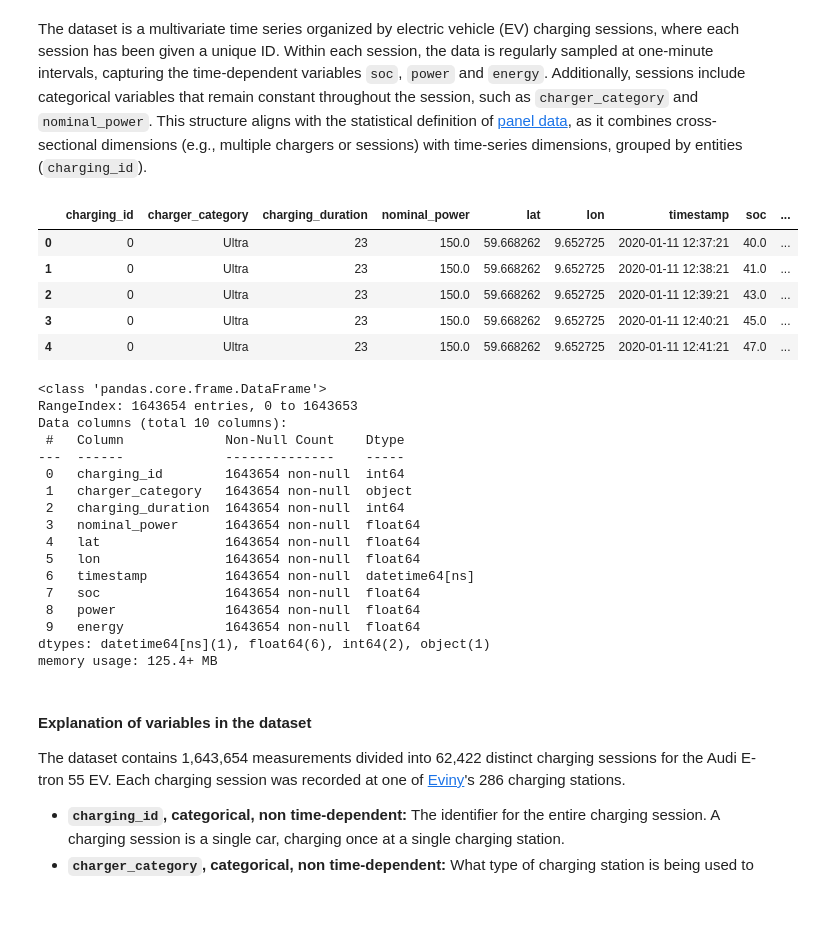
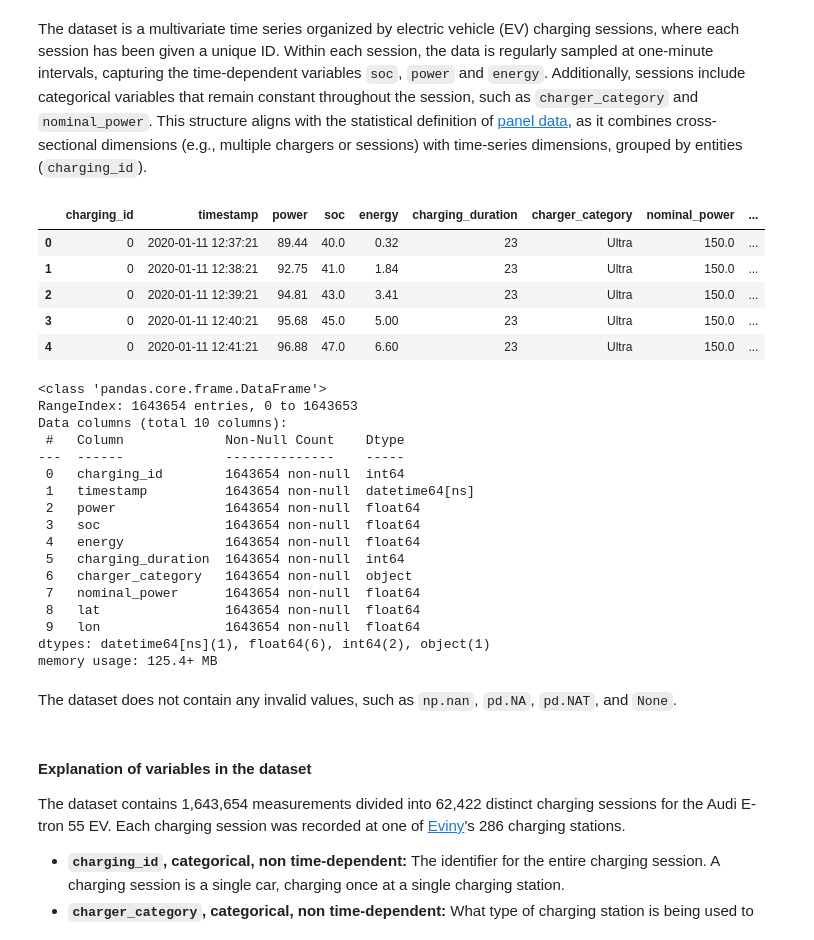
Before and after one commit to SebastianRokholt/Machine-Teaching-for-XAI--TimeSeries-Models, a Jupyter notebook: Notebooks/01__Data_Wrangling_&_FE.ipynb, the cells around one changed output. Drawn from its saved outputs; the diff is of its cells as text; code cells hidden in the pictures; blank space fills up the shorter version.

```diff
--- a/Notebooks/01__Data_Wrangling_&_FE.ipynb
+++ b/Notebooks/01__Data_Wrangling_&_FE.ipynb
@@ -32,14 +33,17 @@ The dataset is a multivariate time series organized by electric vehicle (EV) cha
 # %%
 # Loads the raw dataset
 df = pd.read_parquet("../Data/etron55-charging-sessions-raw-nov-24.parquet")
+all_columns = ["charging_id", "timestamp", "power", "soc", "energy",\
+               "charging_duration", "charger_category", "nominal_power", "lat", "lon"]
+df = df[all_columns]
 df.head()
 # %% [output]
-|  | charging_id | charger_category | charging_duration | nominal_power | lat | lon | timestamp | soc | ... |
-| 0 | 0 | Ultra | 23 | 150.0 | 59.668262 | 9.652725 | 2020-01-11 12:37:21 | 40.0 | ... |
-| 1 | 0 | Ultra | 23 | 150.0 | 59.668262 | 9.652725 | 2020-01-11 12:38:21 | 41.0 | ... |
-| 2 | 0 | Ultra | 23 | 150.0 | 59.668262 | 9.652725 | 2020-01-11 12:39:21 | 43.0 | ... |
-| 3 | 0 | Ultra | 23 | 150.0 | 59.668262 | 9.652725 | 2020-01-11 12:40:21 | 45.0 | ... |
-| 4 | 0 | Ultra | 23 | 150.0 | 59.668262 | 9.652725 | 2020-01-11 12:41:21 | 47.0 | ... |
+|  | charging_id | timestamp | power | soc | energy | charging_duration | charger_category | nominal_power | ... |
+| 0 | 0 | 2020-01-11 12:37:21 | 89.44 | 40.0 | 0.32 | 23 | Ultra | 150.0 | ... |
+| 1 | 0 | 2020-01-11 12:38:21 | 92.75 | 41.0 | 1.84 | 23 | Ultra | 150.0 | ... |
+| 2 | 0 | 2020-01-11 12:39:21 | 94.81 | 43.0 | 3.41 | 23 | Ultra | 150.0 | ... |
+| 3 | 0 | 2020-01-11 12:40:21 | 95.68 | 45.0 | 5.00 | 23 | Ultra | 150.0 | ... |
+| 4 | 0 | 2020-01-11 12:41:21 | 96.88 | 47.0 | 6.60 | 23 | Ultra | 150.0 | ... |
 # %%
 # Displays the dataset's size, columns, number of missing values and data types
 df.info()
@@ -50,17 +54,19 @@ Data columns (total 10 columns):
  #   Column             Non-Null Count    Dtype
 ---  ------             --------------    -----
  0   charging_id        1643654 non-null  int64
- 1   charger_category   1643654 non-null  object
- 2   charging_duration  1643654 non-null  int64
- 3   nominal_power      1643654 non-null  float64
- 4   lat                1643654 non-null  float64
- 5   lon                1643654 non-null  float64
- 6   timestamp          1643654 non-null  datetime64[ns]
- 7   soc                1643654 non-null  float64
- 8   power              1643654 non-null  float64
- 9   energy             1643654 non-null  float64
+ 1   timestamp          1643654 non-null  datetime64[ns]
+ 2   power              1643654 non-null  float64
+ 3   soc                1643654 non-null  float64
+ 4   energy             1643654 non-null  float64
+ 5   charging_duration  1643654 non-null  int64
+ 6   charger_category   1643654 non-null  object
+ 7   nominal_power      1643654 non-null  float64
+ 8   lat                1643654 non-null  float64
+ 9   lon                1643654 non-null  float64
 dtypes: datetime64[ns](1), float64(6), int64(2), object(1)
 memory usage: 125.4+ MB
+# %% [markdown]
+The dataset does not contain any invalid values, such as `np.nan`, `pd.NA`, `pd.NAT`, and `None`.
 # %% [markdown]
 #### Explanation of variables in the dataset
 The dataset contains 1,643,654 measurements divided into 62,422 distinct charging sessions </br>for the Audi E-tron 55 EV. Each charging session was recorded at one of <a href="https://www.eviny.no/">Eviny</a>'s 286 charging stations. </br>
```
Also changed, not shown: parts of 29 cells of this notebook, 5 other files.
